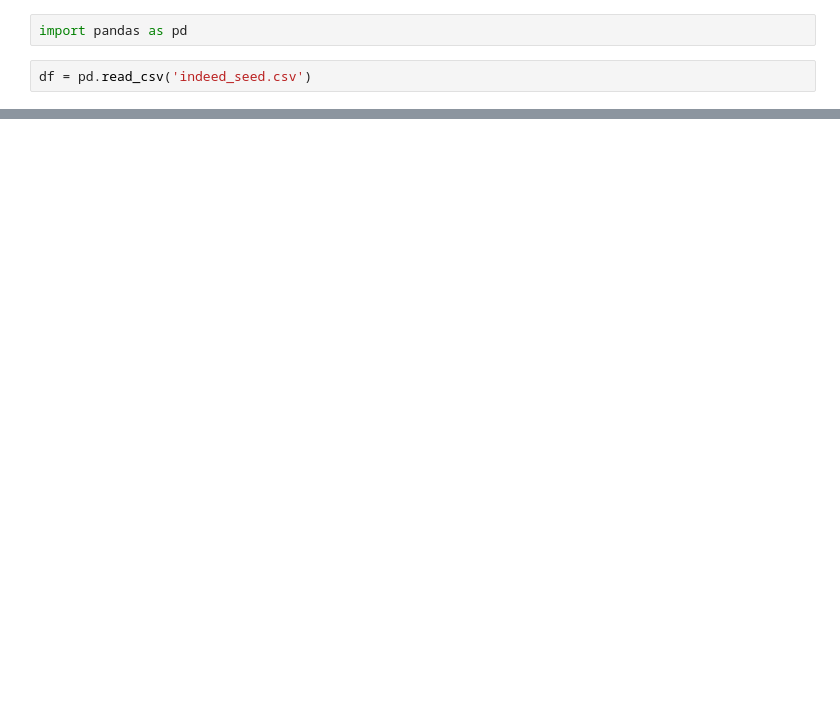
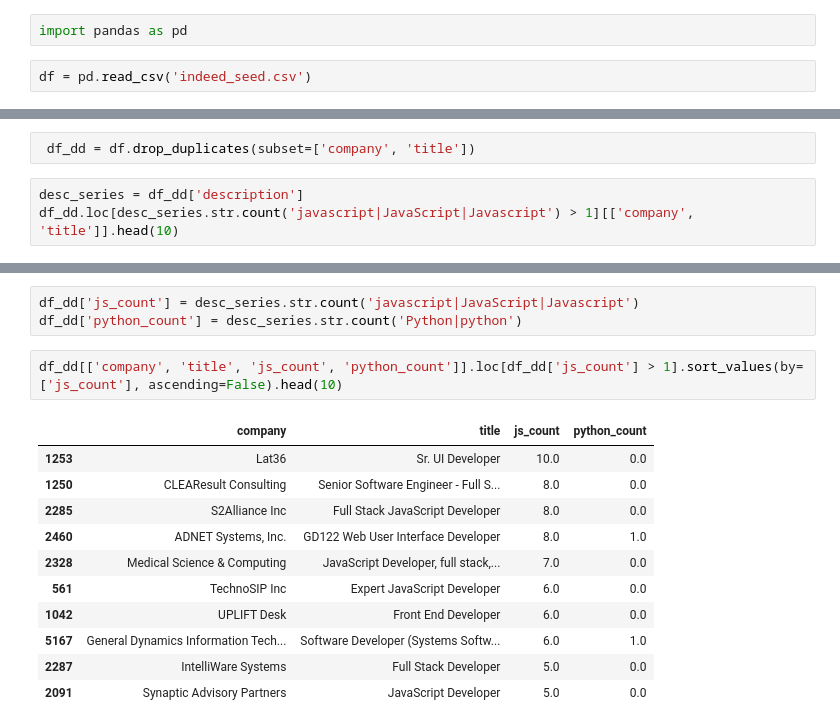
Before and after one commit to ColeRutledge/indeed_scraping, a Jupyter notebook: indeed_seed.ipynb, the cells around one changed output, grey strips where cells are left out. Saved outputs shown, nothing was run; the diff lists cells and outputs as text; blank space fills up the shorter version.

```diff
--- a/indeed_seed.ipynb
+++ b/indeed_seed.ipynb
@@ -24,0 +55,5 @@ df.head(50)
+# %%
+ df_dd = df.drop_duplicates(subset=['company', 'title'])
+# %%
+desc_series = df_dd['description']
+df_dd.loc[desc_series.str.count('javascript|JavaScript|Javascript') > 1][['company', 'title']].head(10)
@@ -24,0 +88,17 @@ df.head(50)
+# %%
+df_dd['js_count'] = desc_series.str.count('javascript|JavaScript|Javascript')
+df_dd['python_count'] = desc_series.str.count('Python|python')
+# %%
+df_dd[['company', 'title', 'js_count', 'python_count']].loc[df_dd['js_count'] > 1].sort_values(by=['js_count'], ascending=False).head(10)
+# %% [output]
+|  | company | title | js_count | python_count |
+| 1253 | Lat36 | Sr. UI Developer | 10.0 | 0.0 |
+| 1250 | CLEAResult Consulting | Senior Software Engineer - Full S... | 8.0 | 0.0 |
+| 2285 | S2Alliance Inc | Full Stack JavaScript Developer | 8.0 | 0.0 |
+| 2460 | ADNET Systems, Inc. | GD122 Web User Interface Developer | 8.0 | 1.0 |
+| 2328 | Medical Science & Computing | JavaScript Developer, full stack,... | 7.0 | 0.0 |
+| 561 | TechnoSIP Inc | Expert JavaScript Developer | 6.0 | 0.0 |
+| 1042 | UPLIFT Desk | Front End Developer | 6.0 | 0.0 |
+| 5167 | General Dynamics Information Tech... | Software Developer (Systems Softw... | 6.0 | 1.0 |
+| 2287 | IntelliWare Systems | Full Stack Developer | 5.0 | 0.0 |
+| 2091 | Synaptic Advisory Partners | JavaScript Developer | 5.0 | 0.0 |
```
Also changed, not shown: parts of 10 cells of this notebook, 1 other file.
